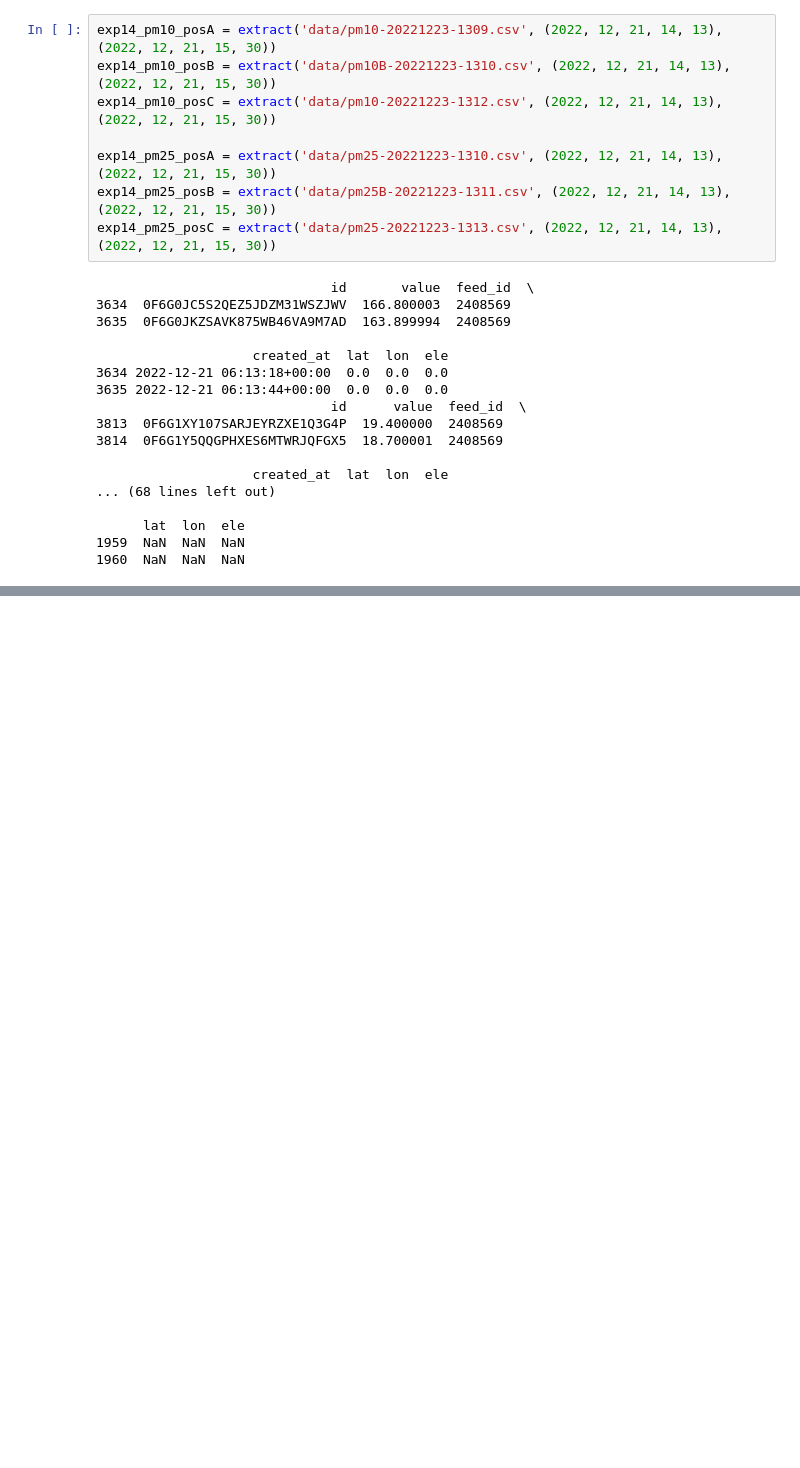
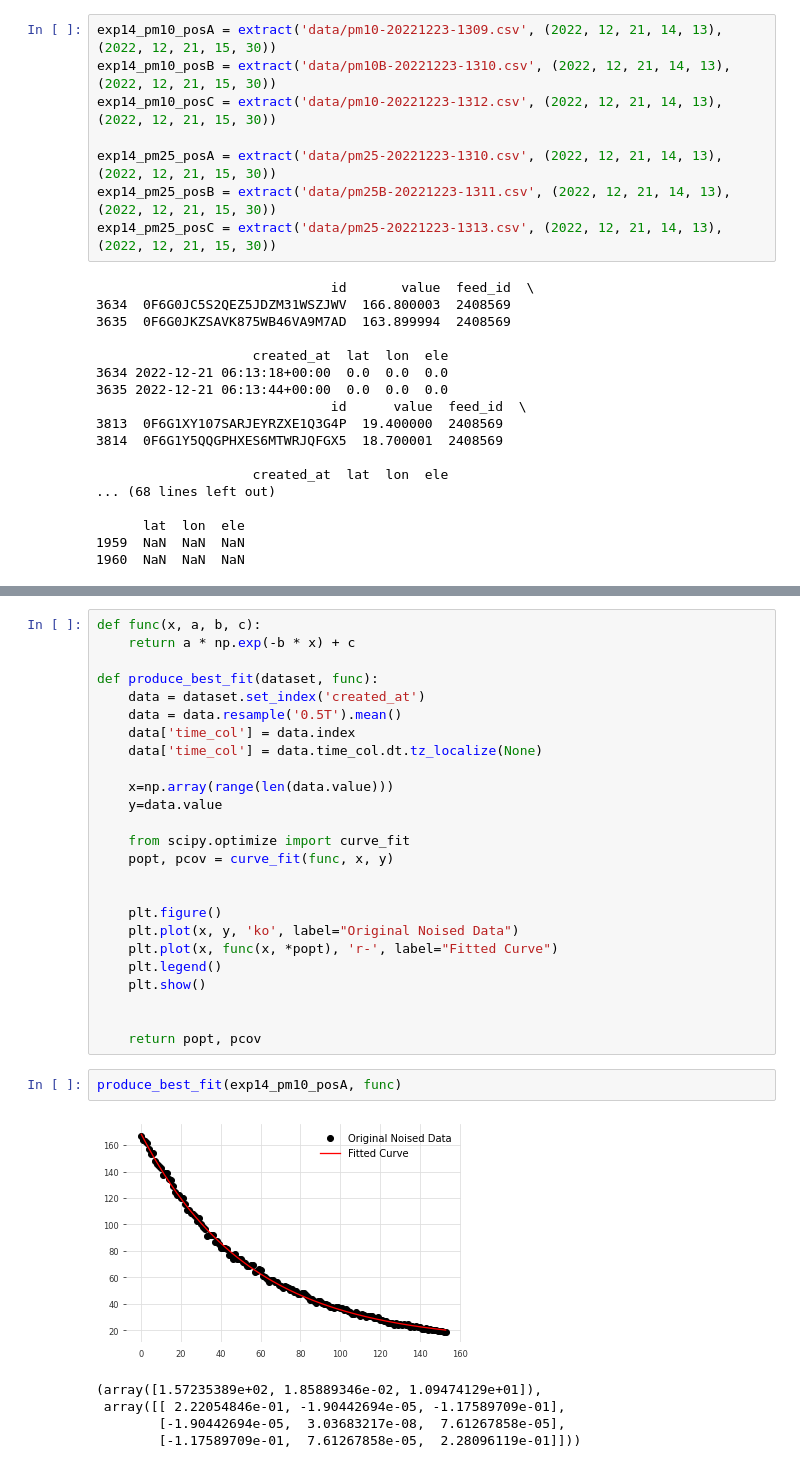
Before and after one commit to yuyouyou032/ph11, a Jupyter notebook: data/analysis.ipynb, the cells around one changed output, grey strips where cells are left out. Cells and saved outputs as stored; diff of their text form; blank space fills up the shorter version.

```diff
--- a/data/analysis.ipynb
+++ b/data/analysis.ipynb
@@ -439,0 +455,33 @@ plt.legend(loc='upper right')
+# %%
+def func(x, a, b, c):
+    return a * np.exp(-b * x) + c
+
+def produce_best_fit(dataset, func):
+    data = dataset.set_index('created_at')
+    data = data.resample('0.5T').mean()
+    data['time_col'] = data.index
+    data['time_col'] = data.time_col.dt.tz_localize(None)
+
+    x=np.array(range(len(data.value)))
+    y=data.value
+
+    from scipy.optimize import curve_fit
+    popt, pcov = curve_fit(func, x, y)
+
+
+    plt.figure()
+    plt.plot(x, y, 'ko', label="Original Noised Data")
+    plt.plot(x, func(x, *popt), 'r-', label="Fitted Curve")
+    plt.legend()
+    plt.show()
+
+
+    return popt, pcov
+# %%
+produce_best_fit(exp14_pm10_posA, func)
+# %% [output]
+[figure, added]
+(array([1.57235389e+02, 1.85889346e-02, 1.09474129e+01]),
+ array([[ 2.22054846e-01, -1.90442694e-05, -1.17589709e-01],
+        [-1.90442694e-05,  3.03683217e-08,  7.61267858e-05],
+        [-1.17589709e-01,  7.61267858e-05,  2.28096119e-01]]))
```
Also changed, not shown: parts of 44 cells of this notebook.
